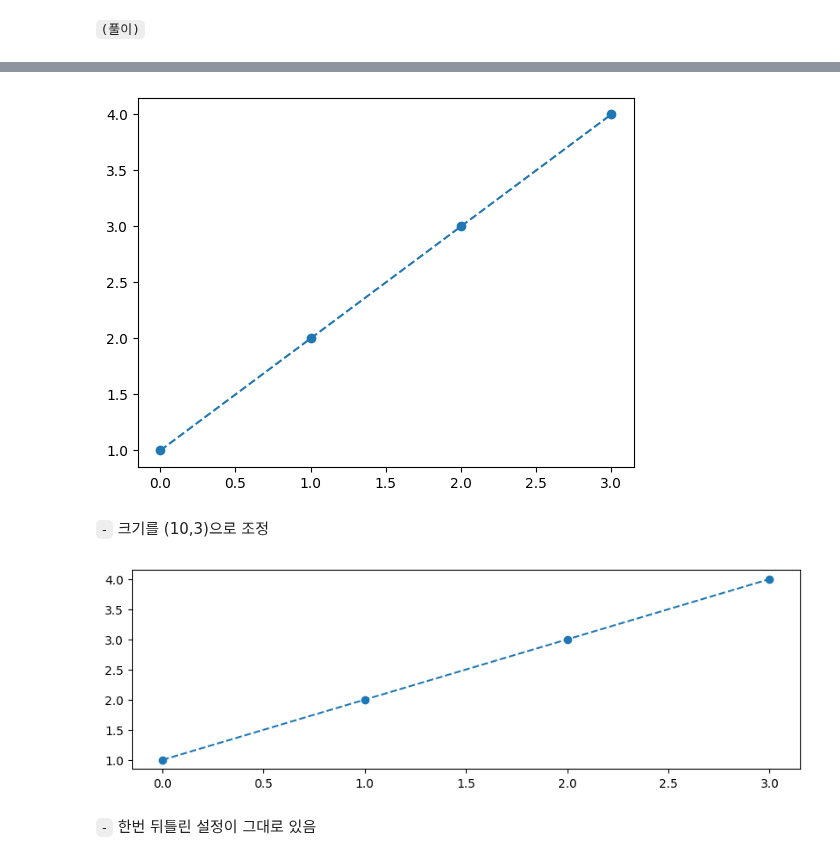
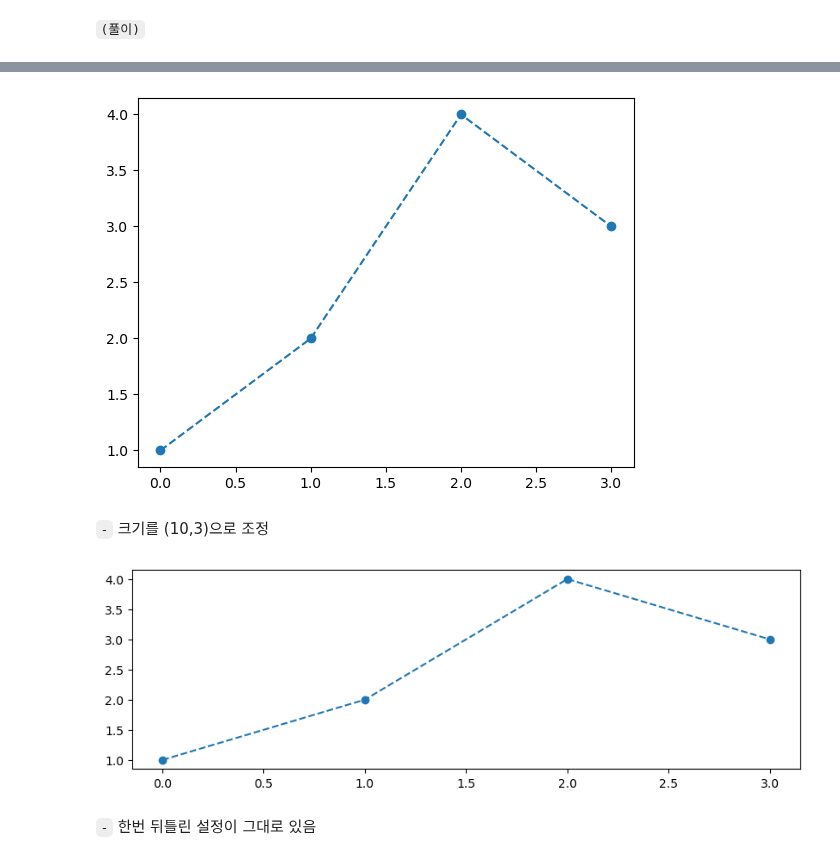
Before and after one commit to guebin/MP2024, a Jupyter notebook: docs/posts/09wk-1.out.ipynb, the cells around one changed output, grey strips where cells are left out. Saved outputs shown, nothing was run; the diff lists cells and outputs as text; code cells hidden in the pictures.

```diff
--- a/docs/posts/09wk-1.out.ipynb
+++ b/docs/posts/09wk-1.out.ipynb
@@ -188,14 +172,14 @@ Type:      method
 # %%
-plt.plot([1,2,3,4],'--o')
+plt.plot([1,2,4,3],'--o')
 # %% [output]
-[figure, old version]
+[figure, new version]
 # %% [markdown]
 `-` 크기를 (10,3)으로 조정
 # %%
-plt.rcParams['figure.figsize'] = (10, 3)
-plt.plot([1,2,3,4],'--o',)
+plt.rcParams['figure.figsize'] = [10, 3]
+plt.plot([1,2,4,3],'--o')
 # %% [output]
-[figure, old version]
+[figure, new version]
 # %% [markdown]
 `-` 한번 뒤틀린 설정이 그대로 있음
 # %%
```
Also changed, not shown: parts of 67 cells of this notebook, 45 other files.
